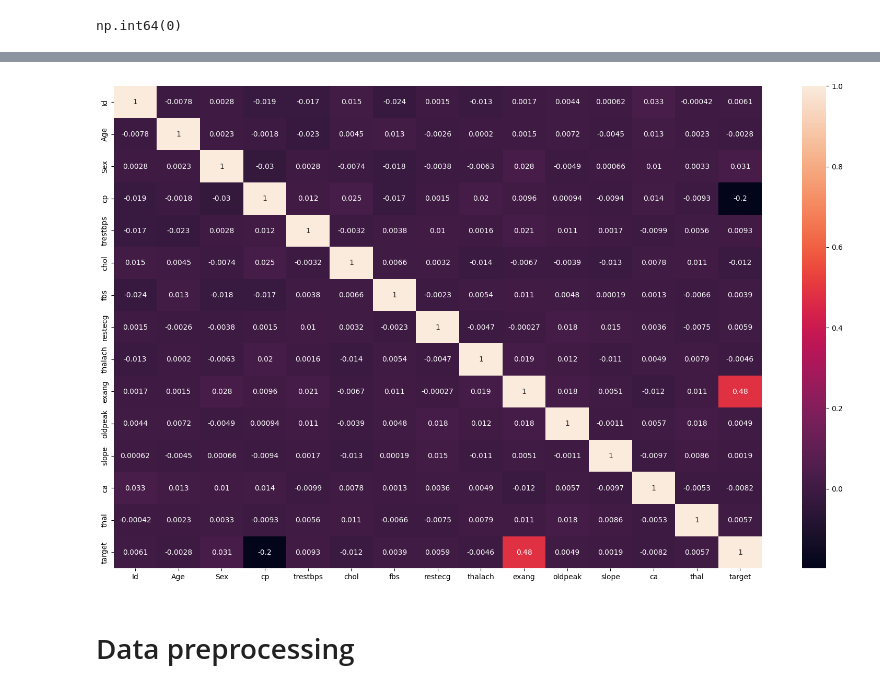
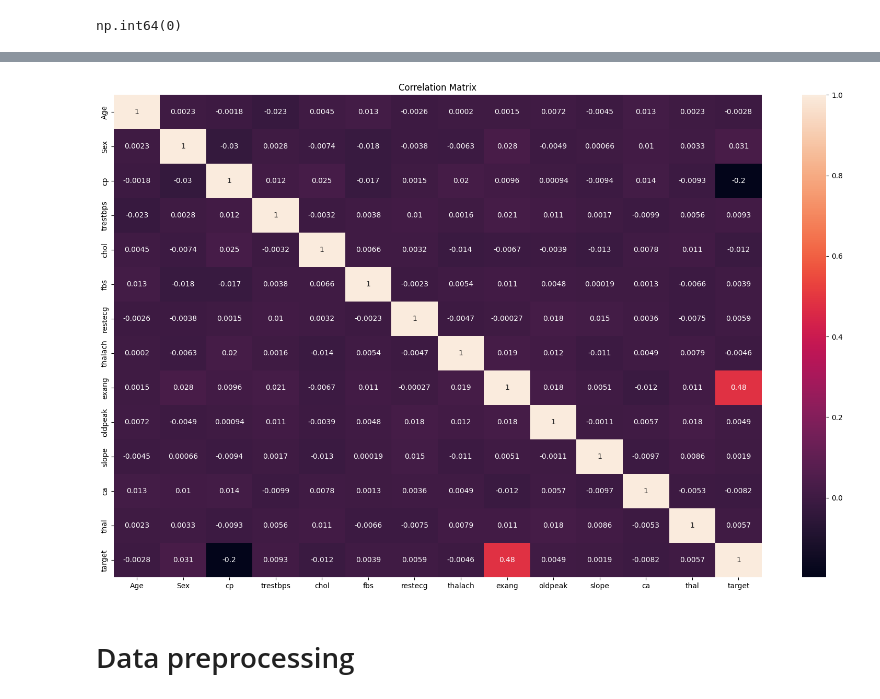
Before and after one commit to Abbasani/Autech_ng, a Jupyter notebook: DSN_ML_BOOTCAMP.ipynb, the cells around one changed output, grey strips where cells are left out. Saved outputs shown, nothing was run; the diff lists cells and outputs as text; code cells hidden in the pictures.

```diff
--- a/DSN_ML_BOOTCAMP.ipynb
+++ b/DSN_ML_BOOTCAMP.ipynb
@@ -162,3 +184,7 @@ np.int64(0)
+# %%
+# Drop Id as it is not important to trin model
+train_df=train_df.drop(['Id'], axis=1)
+test=test_df.drop(['Id'], axis=1)
 # %%
 #Checking for statistical distribution of the dataset, such mean, median, min, max and standard deviation
 train_df.describe()
@@ -203,12 +261,12 @@ plt.show()
 # %%
 # let see the correlation among the variables
 corr=train_df.corr()
-
 plt.figure(figsize=(20,12))
 sns.heatmap(corr,annot=True)
+plt.title('Correlation Matrix')
 plt.show()
 # %% [output]
-[figure, old version]
+[figure, new version]
 # %% [markdown]
 # Data preprocessing
 # %% [markdown]
```
Also changed, not shown: parts of 51 cells of this notebook.
